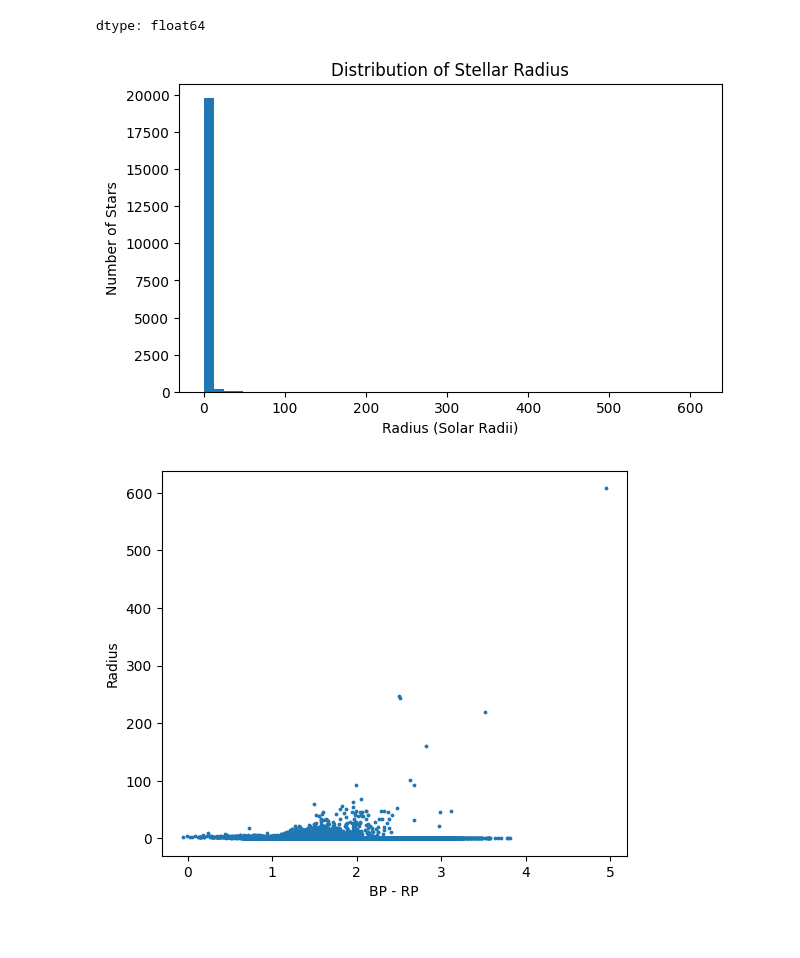
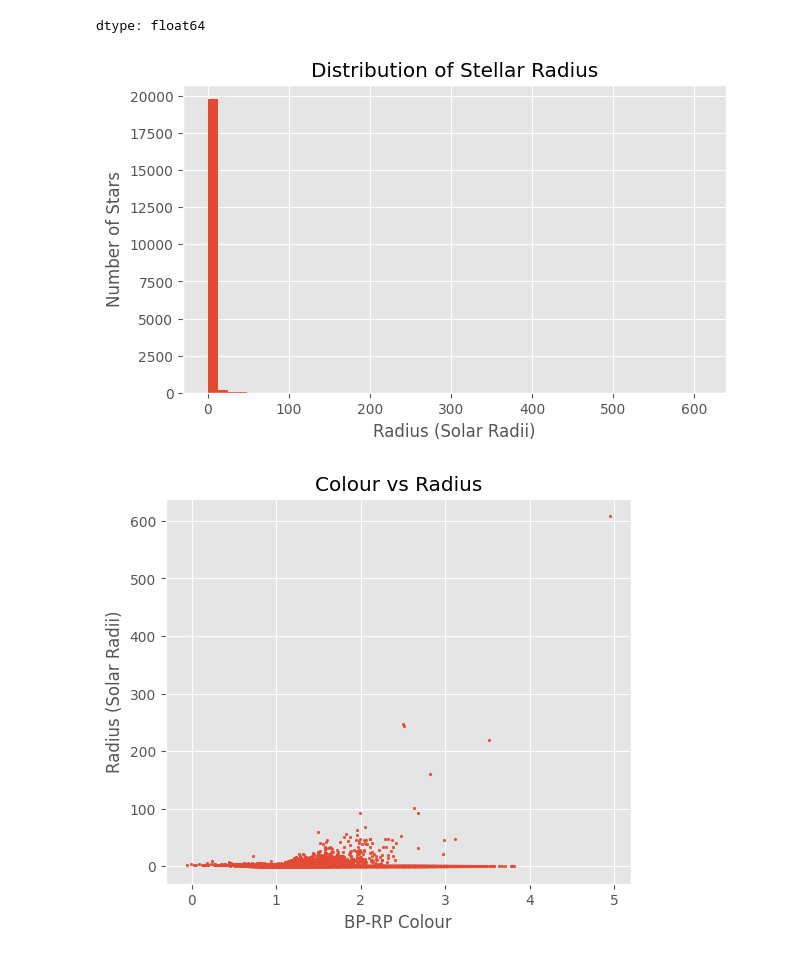
Before and after one commit to VivekOPest/gaia-symbolic-regression, a Jupyter notebook: notebooks/01_exploration.ipynb, the cells around one changed output. Saved outputs shown, nothing was run; the diff lists cells and outputs as text; code cells hidden in the pictures.

```diff
--- a/notebooks/01_exploration.ipynb
+++ b/notebooks/01_exploration.ipynb
@@ -2,0 +8,24 @@
+# %%
+# ===========================
+# Import Libraries
+# ===========================
+
+import pandas as pd
+import numpy as np
+
+import matplotlib.pyplot as plt
+
+from pathlib import Path
+
+# Make plots look nicer
+plt.style.use("ggplot")
+# %%
+# ===========================
+# Load Dataset
+# ===========================
+
+DATA_PATH = "gaia_sample.csv"
+
+df = pd.read_csv(DATA_PATH)
+
+print("Dataset loaded successfully.")
@@ -52,9 +114,8 @@ corr["radius_gspphot"].sort_values(ascending=False)
 | phot_rp_mean_mag | -0.285768 |
 dtype: float64
 # %%
-import matplotlib.pyplot as plt
+plt.figure(figsize=(7,4))
 
-plt.figure(figsize=(7,4))
 plt.hist(df["radius_gspphot"], bins=50)
 
 plt.xlabel("Radius (Solar Radii)")
@@ -63,22 +124,23 @@ plt.title("Distribution of Stellar Radius")
 
 plt.show()
 # %% [output]
-[figure, old version]
+[figure, new version]
 # %%
 plt.figure(figsize=(6,5))
 
 plt.scatter(
     df["bp_rp"],
     df["radius_gspphot"],
     s=3
 )
 
-plt.xlabel("BP - RP")
-plt.ylabel("Radius")
+plt.xlabel("BP-RP Colour")
+plt.ylabel("Radius (Solar Radii)")
+plt.title("Colour vs Radius")
 
 plt.show()
 # %% [output]
-[figure, old version]
+[figure, new version]
 # %%
 plt.figure(figsize=(6,5))
 
```
Also changed, not shown: parts of 7 cells of this notebook.
